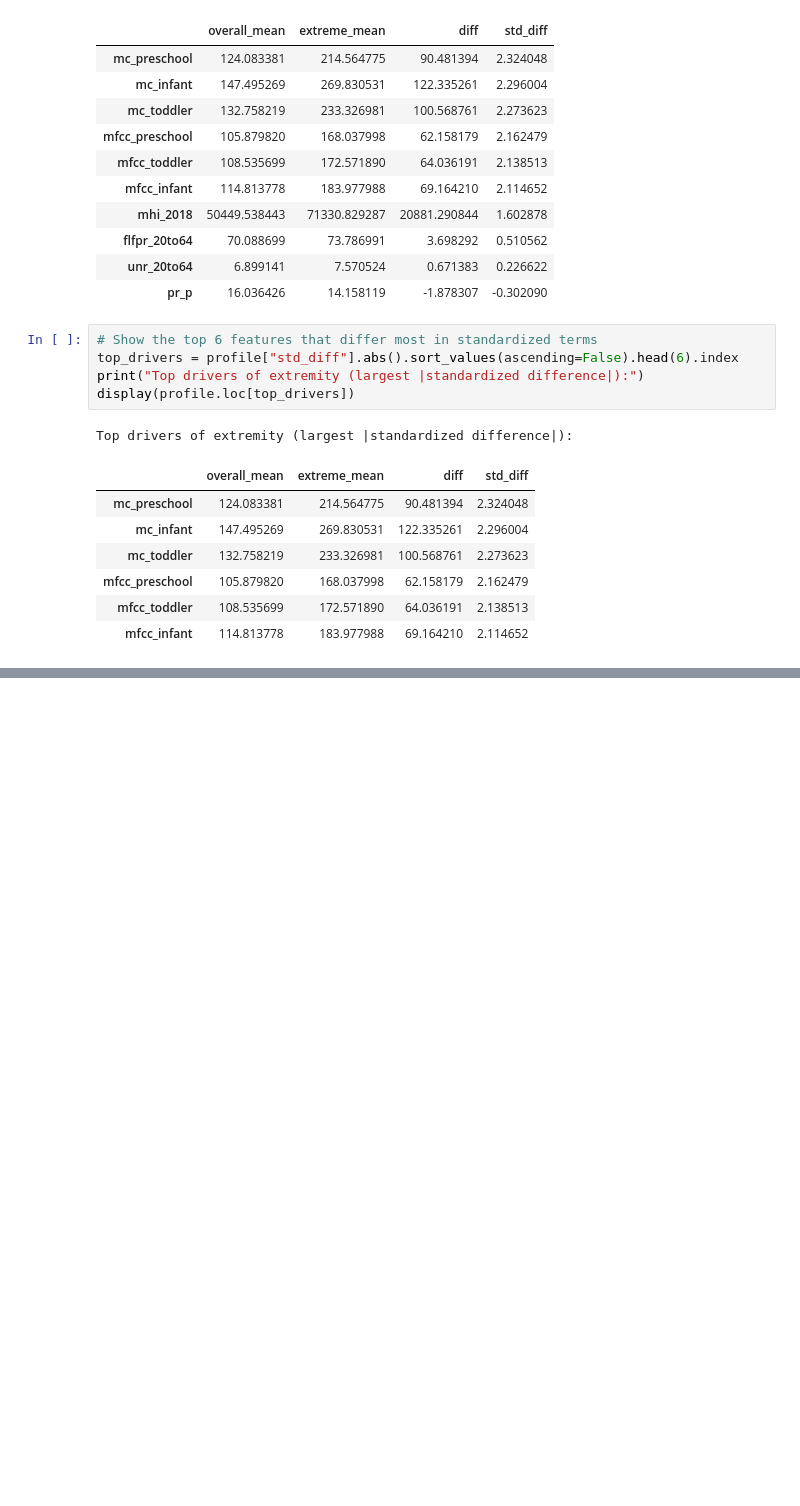
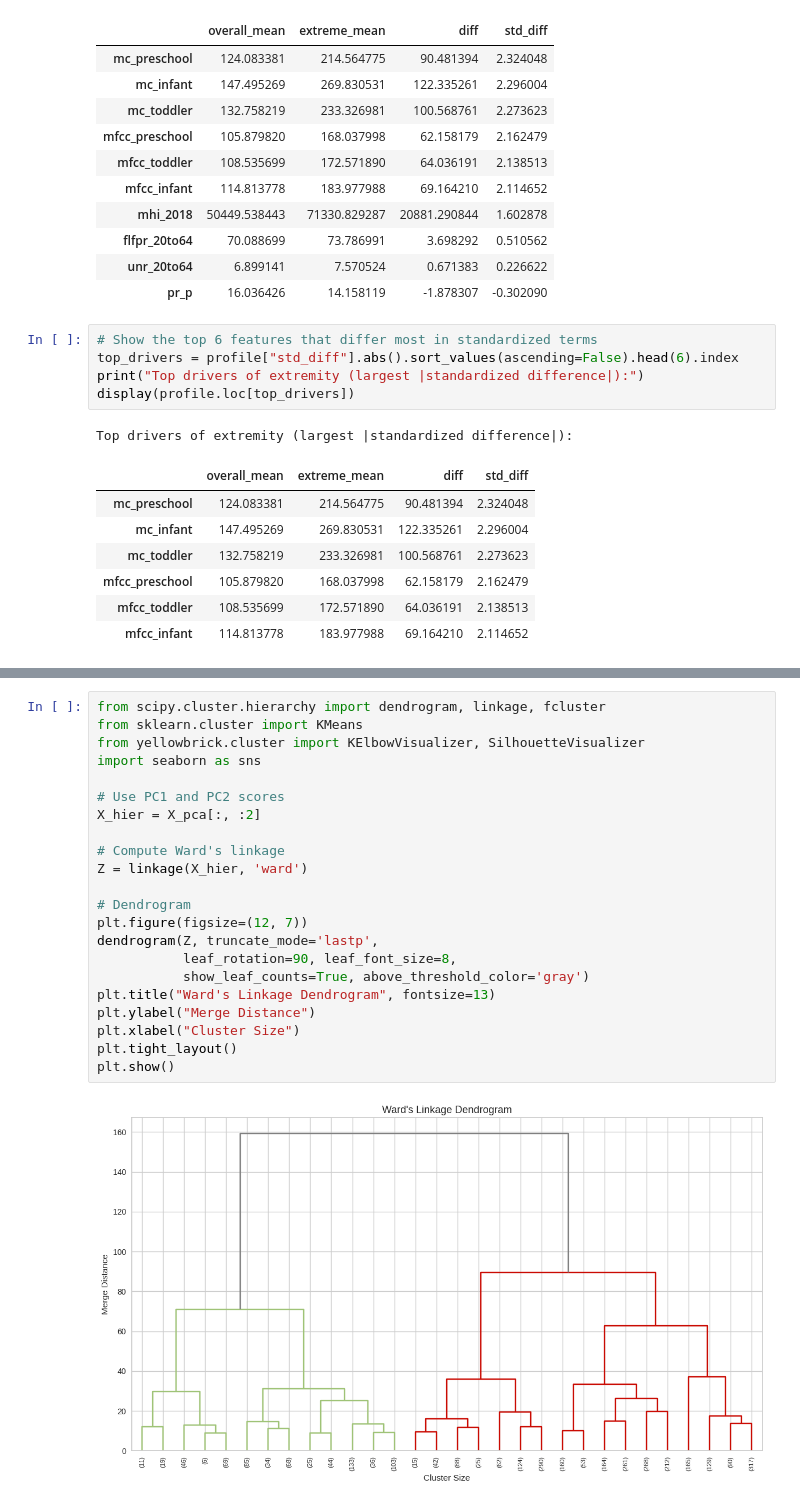
Before and after one commit to thekaitran/BA775-FallProject-KT, a Jupyter notebook: M2_FILES/Kai_Tran_ProjectM2_Q1_BA820_Team_4_Childcare_Costs.ipynb, the cells around one changed output, grey strips where cells are left out. Saved outputs shown, nothing was run; the diff lists cells and outputs as text; blank space fills up the shorter version.

```diff
--- a/M2_FILES/Kai_Tran_ProjectM2_Q1_BA820_Team_4_Childcare_Costs.ipynb
+++ b/M2_FILES/Kai_Tran_ProjectM2_Q1_BA820_Team_4_Childcare_Costs.ipynb
@@ -834,0 +864,24 @@ Top drivers of extremity (largest |standardized difference|):
+# %%
+from scipy.cluster.hierarchy import dendrogram, linkage, fcluster
+from sklearn.cluster import KMeans
+from yellowbrick.cluster import KElbowVisualizer, SilhouetteVisualizer
+import seaborn as sns
+
+# Use PC1 and PC2 scores
+X_hier = X_pca[:, :2]
+
+# Compute Ward's linkage
+Z = linkage(X_hier, 'ward')
+
+# Dendrogram
+plt.figure(figsize=(12, 7))
+dendrogram(Z, truncate_mode='lastp',
+           leaf_rotation=90, leaf_font_size=8,
+           show_leaf_counts=True, above_threshold_color='gray')
+plt.title("Ward's Linkage Dendrogram", fontsize=13)
+plt.ylabel("Merge Distance")
+plt.xlabel("Cluster Size")
+plt.tight_layout()
+plt.show()
+# %% [output]
+[figure, added]
```
Also changed, not shown: parts of 12 cells of this notebook.
